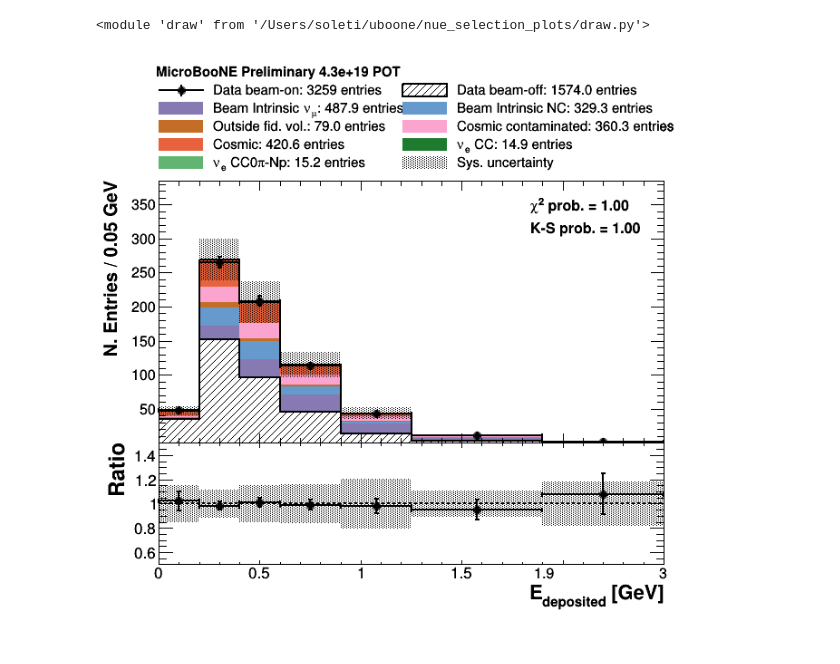
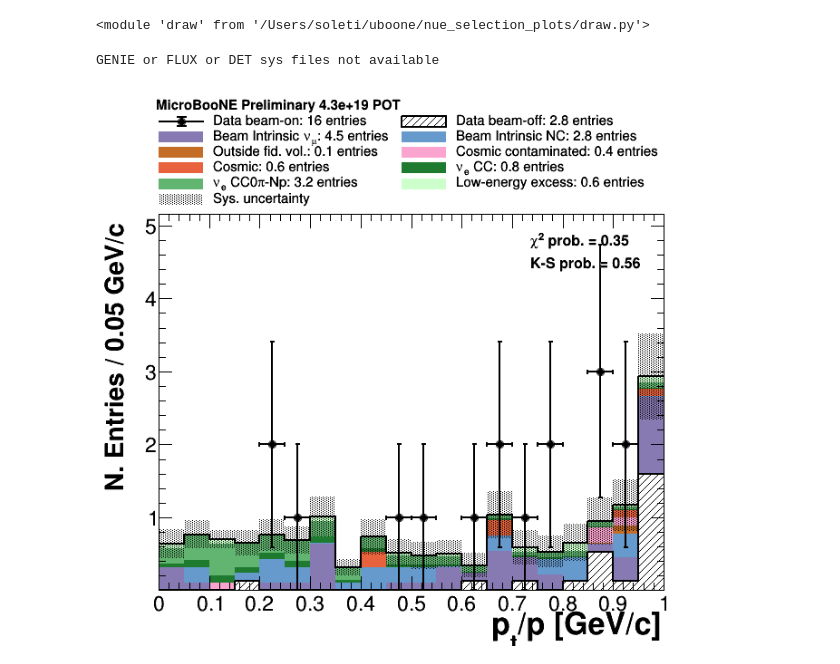
Before and after one commit to soleti/lee_bdt, a Jupyter notebook: Plots.ipynb, the cells around one changed output. Saved outputs shown, nothing was run; the diff lists cells and outputs as text; code cells hidden in the pictures.

```diff
--- a/Plots.ipynb
+++ b/Plots.ipynb
@@ -12,8 +12,8 @@ importlib.reload(d) # No need to restart the kernel after modifications
 <module 'draw' from '/Users/soleti/uboone/nue_selection_plots/draw.py'>
 # %%
 d.DRAW_SYS = True
-d.DRAW_LEE = False
-mode = "selection"
+d.DRAW_LEE = True
+mode = "cuts"
 
 if mode != "selection":
     p_15 = ROOT.TPaveText(0.69, 0.05806452, 0.7420344, 0.1032258, "NDC")
@@ -44,18 +44,20 @@ p_3.SetShadowColor(0)
 p_3.SetBorderSize(0)
 p_3.SetTextFont(42)
 # %%
-c_true, legend = d.plot_variable("reco_energy", mode)
+c_true, legend = d.plot_variable("pt_ratio", mode)
 ROOT.gStyle.SetHistTopMargin(0)
 if "energy" in c_true.GetName() and not "shower" in c_true.GetName():
     ROOT.gStyle.SetHistTopMargin(0.1)
     p_white.Draw()
     p_15.Draw()
     p_3.Draw()
     legend.Draw()
 c_true.Draw()
 legend.Draw()
-c_true.SaveAs("plots/h_%s.pdf" % c_true.GetName()[1:])
-c_true.SaveAs("plots/h_%s.C" % c_true.GetName()[1:])
+c_true.Update()
+c_true.SaveAs("plots/h_%s_2.pdf" % c_true.GetName()[1:])
+c_true.SaveAs("plots/h_%s_2.C" % c_true.GetName()[1:])
 # %% [output]
+GENIE or FLUX or DET sys files not available
-[figure, old version]
+[figure, new version]
 # %%
```
Also changed, not shown: parts of 3 cells of this notebook, 7 other files.
